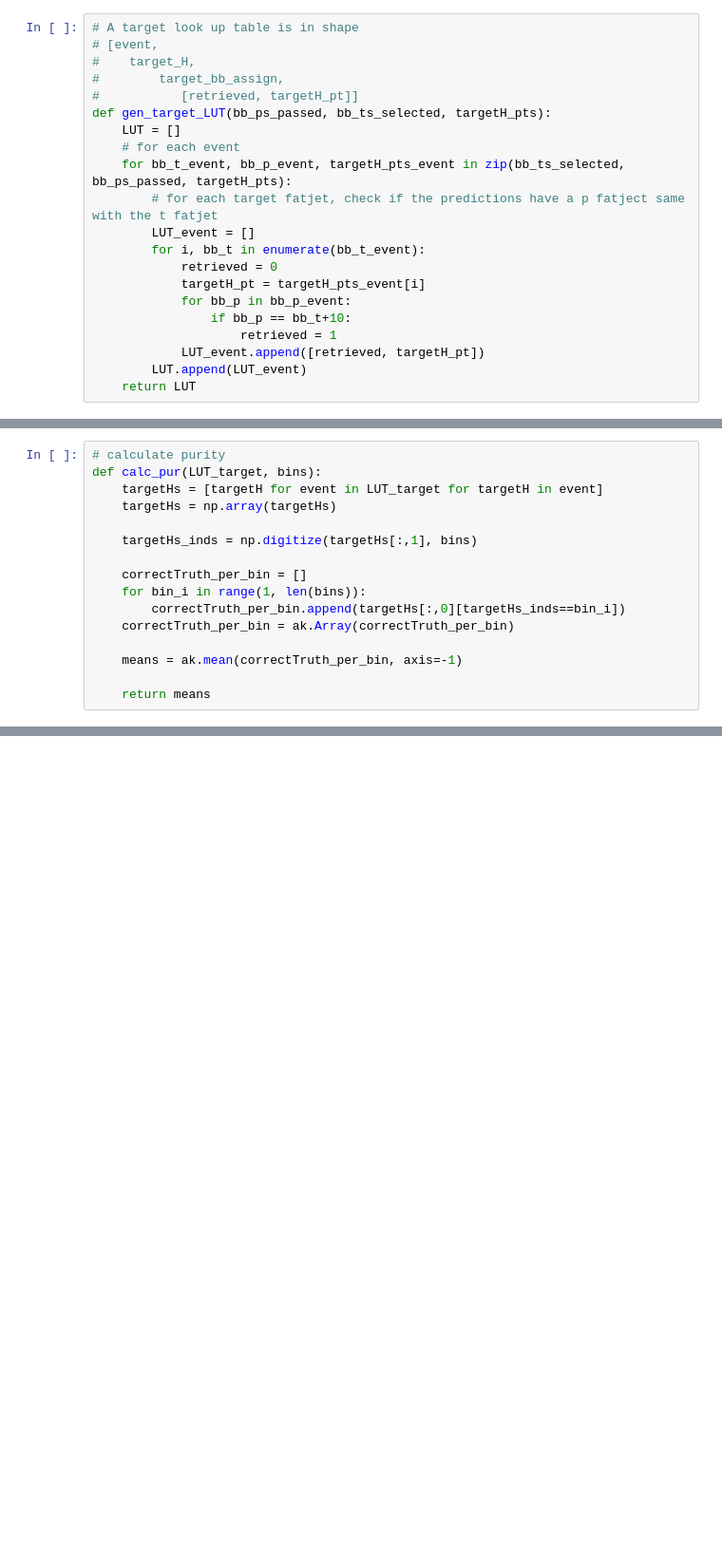
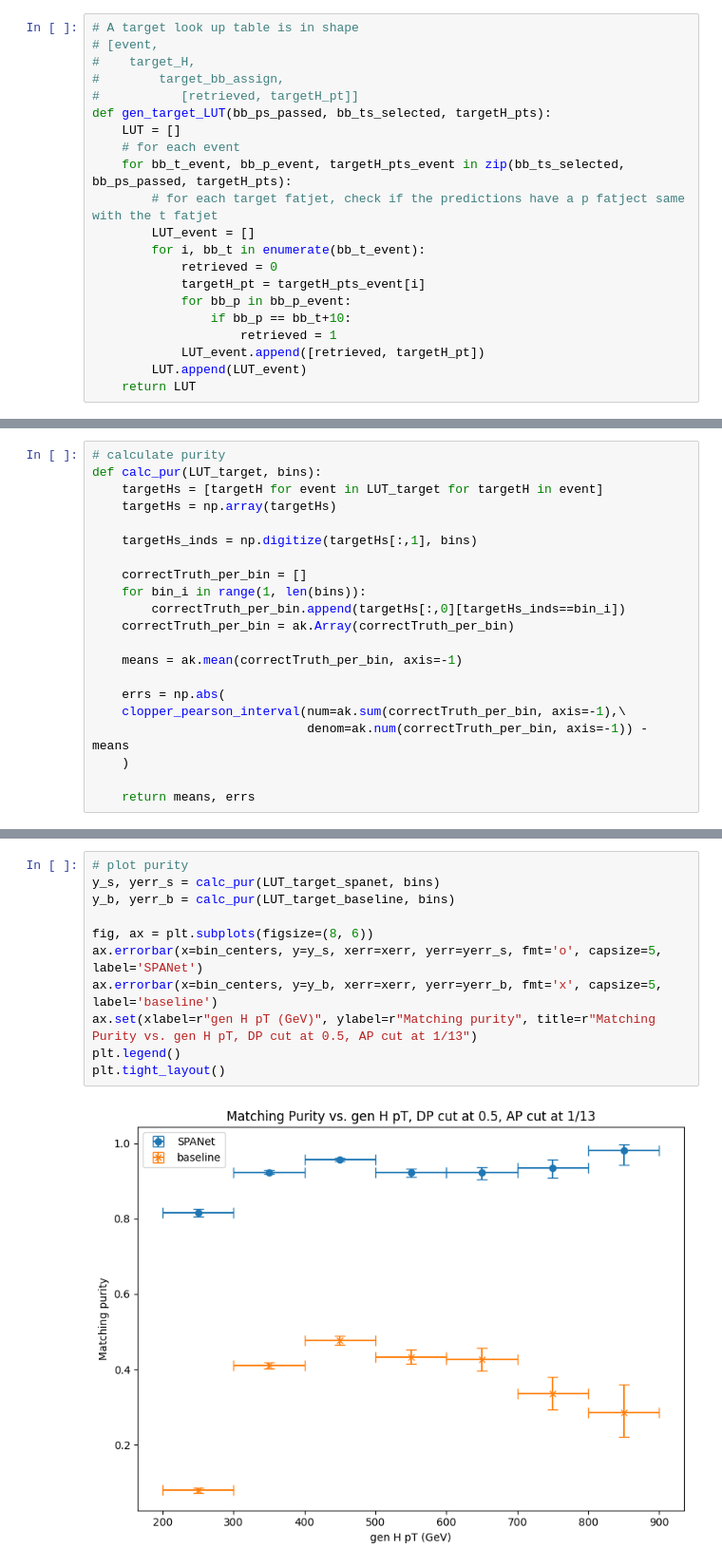
Before and after one commit to ucsd-hep-ex/hhh, a Jupyter notebook: reports/SPANetVSBoosetedBaseline.ipynb, the cells around one changed output, grey strips where cells are left out. Shown: that part at 95% size. Saved outputs shown, nothing was run; the diff lists cells and outputs as text; blank space fills up the shorter version.

```diff
--- a/reports/SPANetVSBoosetedBaseline.ipynb
+++ b/reports/SPANetVSBoosetedBaseline.ipynb
@@ -210,4 +237,9 @@ def calc_pur(LUT_target, bins):
 
     means = ak.mean(correctTruth_per_bin, axis=-1)
 
-    return means
+    errs = np.abs(
+    clopper_pearson_interval(num=ak.sum(correctTruth_per_bin, axis=-1),\
+                             denom=ak.num(correctTruth_per_bin, axis=-1)) - means
+    )
+
+    return means, errs
@@ -230,0 +263,13 @@ calc_pur(LUT_target, bins)
+# %%
+# plot purity
+y_s, yerr_s = calc_pur(LUT_target_spanet, bins)
+y_b, yerr_b = calc_pur(LUT_target_baseline, bins)
+
+fig, ax = plt.subplots(figsize=(8, 6))
+ax.errorbar(x=bin_centers, y=y_s, xerr=xerr, yerr=yerr_s, fmt='o', capsize=5, label='SPANet')
+ax.errorbar(x=bin_centers, y=y_b, xerr=xerr, yerr=yerr_b, fmt='x', capsize=5, label='baseline')
+ax.set(xlabel=r"gen H pT (GeV)", ylabel=r"Matching purity", title=r"Matching Purity vs. gen H pT, DP cut at 0.5, AP cut at 1/13")
+plt.legend()
+plt.tight_layout()
+# %% [output]
+[figure, added]
```
Also changed, not shown: parts of 21 cells of this notebook.
